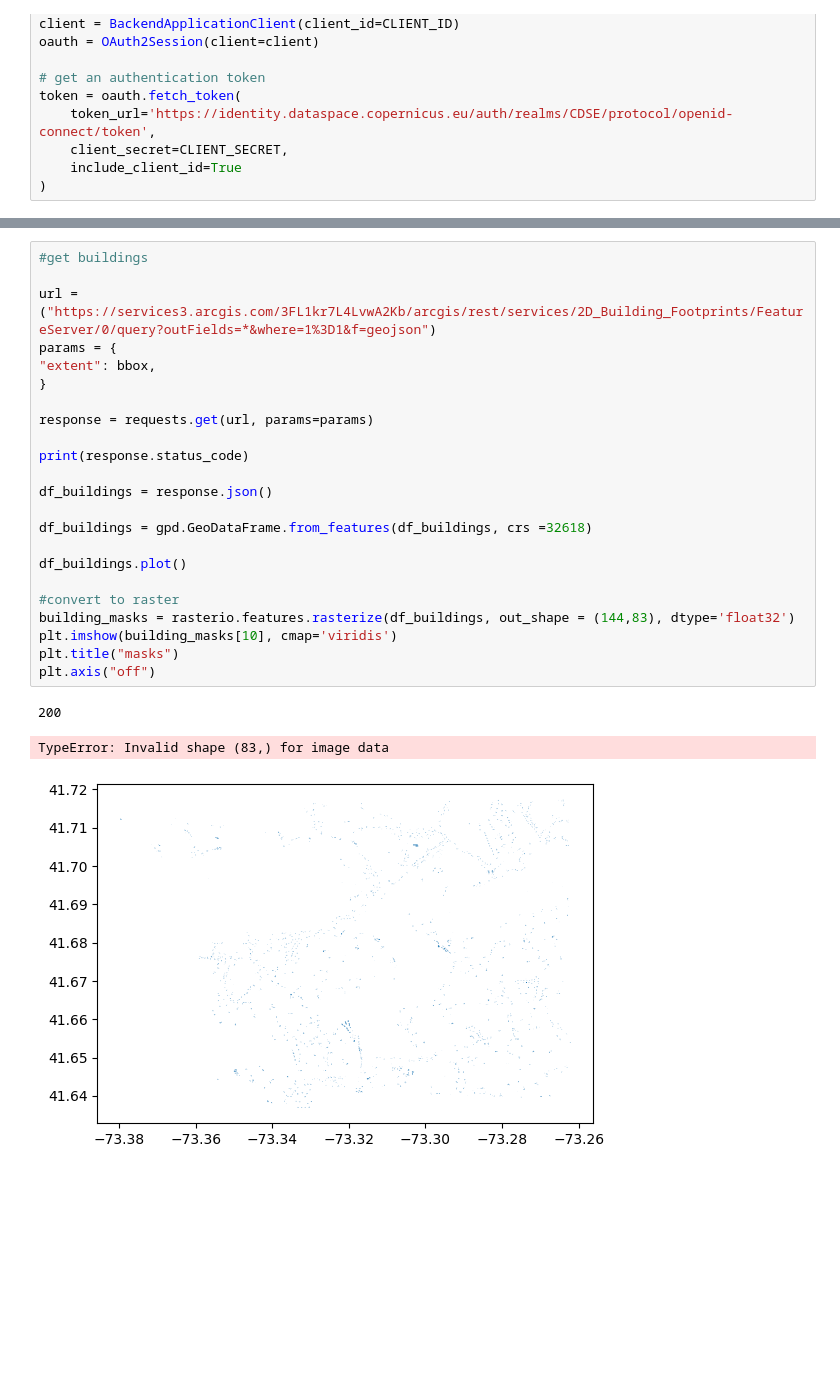
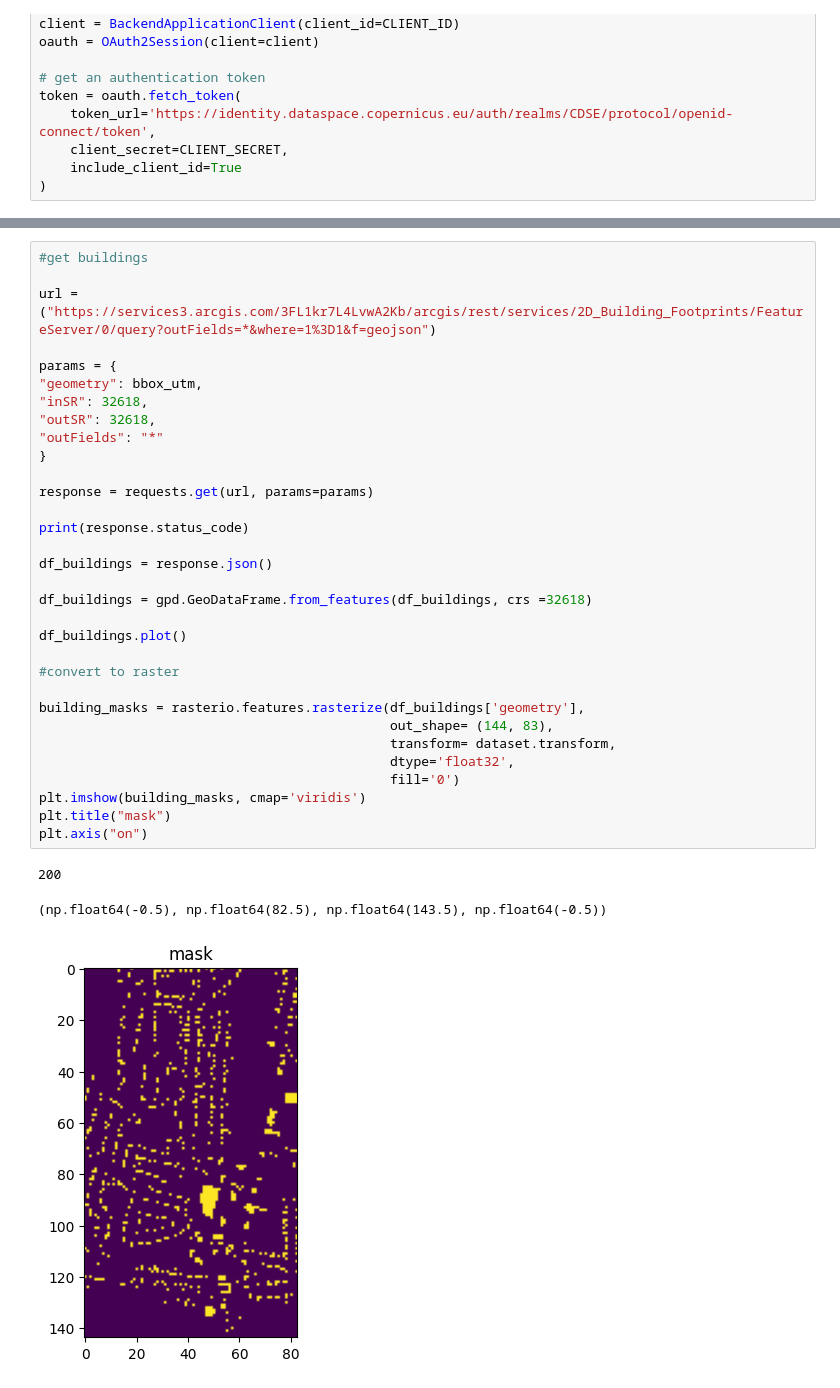
Before and after one commit to FillCarr/SAR_RF, a Jupyter notebook: sar_asset_rf.ipynb, the cells around one changed output, grey strips where cells are left out. Cells and saved outputs as stored; diff of their text form; blank space fills up the shorter version.

```diff
--- a/sar_asset_rf.ipynb
+++ b/sar_asset_rf.ipynb
@@ -178,29 +203,38 @@ shape: (144, 83)
 # %%
 #get buildings
 
 url = ("https://services3.arcgis.com/3FL1kr7L4LvwA2Kb/arcgis/rest/services/2D_Building_Footprints/FeatureServer/0/query?outFields=*&where=1%3D1&f=geojson")
+
 params = {
-"extent": bbox,
+"geometry": bbox_utm,
+"inSR": 32618,
+"outSR": 32618,
+"outFields": "*"
 }
 
 response = requests.get(url, params=params)
 
 print(response.status_code)
 
 df_buildings = response.json()
 
 df_buildings = gpd.GeoDataFrame.from_features(df_buildings, crs =32618)
 
 df_buildings.plot()
 
 #convert to raster
-building_masks = rasterio.features.rasterize(df_buildings, out_shape = (144,83), dtype='float32')
-plt.imshow(building_masks[10], cmap='viridis')
-plt.title("masks")
-plt.axis("off")
+
+building_masks = rasterio.features.rasterize(df_buildings['geometry'],
+                                             out_shape= (144, 83),
+                                             transform= dataset.transform,
+                                             dtype='float32',
+                                             fill='0')
+plt.imshow(building_masks, cmap='viridis')
+plt.title("mask")
+plt.axis("on")
 # %% [output]
 200
-TypeError: Invalid shape (83,) for image data
+(np.float64(-0.5), np.float64(82.5), np.float64(143.5), np.float64(-0.5))
-[figure, old version]
+[figure, new version]
 # %%
 #scikit RF
```
Also changed, not shown: parts of 5 cells of this notebook.
